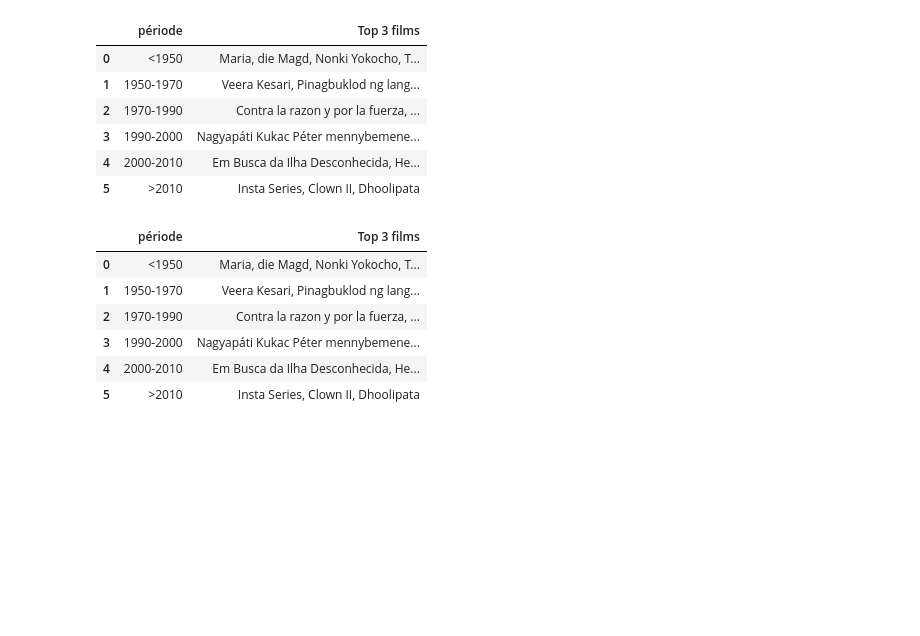
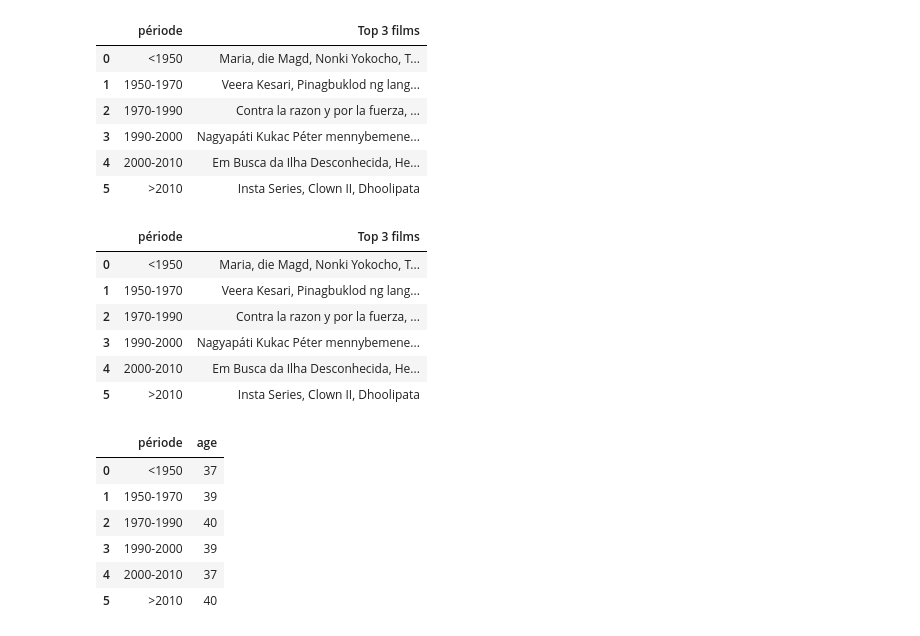
Before and after one commit to aurelieDANIEL2003/projet2_AAA, a Jupyter notebook: comparaison.ipynb, the cells around one changed output. Cells and saved outputs as stored; diff of their text form; code cells hidden in the pictures; blank space fills up the shorter version.

Commit message:
round des ages

```diff
--- a/comparaison.ipynb
+++ b/comparaison.ipynb
@@ -598,20 +553,32 @@ df_merged11 = pd.read_csv(chemin_bd + "df_merged1.csv")
 # %%
 bins = [0, 1950, 1970, 1990, 2000, 2010, float('inf')]
 labels = ['<1950', '1950-1970', '1970-1990', '1990-2000', '2000-2010', '>2010']
 
 # Ajouter une colonne 'période' en fonction de la colonne startYear
 df_merged11['période'] = pd.cut(df_merged11['startYear'], bins=bins, labels=labels, right=False)
 
 # Calculer l'âge au moment de startYear
 df_merged11['age'] = df_merged11['startYear'] - df_merged11['birthYear']
 
 # Mettre NaN pour l'âge si l'acteur est mort avant startYear
 df_merged11.loc[
     (df_merged11['deathYear'].notna()) & (df_merged11['deathYear'] < df_merged11['startYear']),
     'age'
 ] = np.nan
 
 # Calculer l'âge moyen par période
 age_moyen_par_periode = df_merged11.groupby('période')['age'].mean().reset_index()
 
+age_moyen_par_periode['age'] = age_moyen_par_periode['age'].round()
+
+age_moyen_par_periode['age'] = age_moyen_par_periode['age'].apply(lambda x : int(x))
+
 age_moyen_par_periode
+# %% [output]
+|  | période | age |
+| 0 | <1950 | 37 |
+| 1 | 1950-1970 | 39 |
+| 2 | 1970-1990 | 40 |
+| 3 | 1990-2000 | 39 |
+| 4 | 2000-2010 | 37 |
+| 5 | >2010 | 40 |
```
Also changed, not shown: parts of 15 cells of this notebook.
